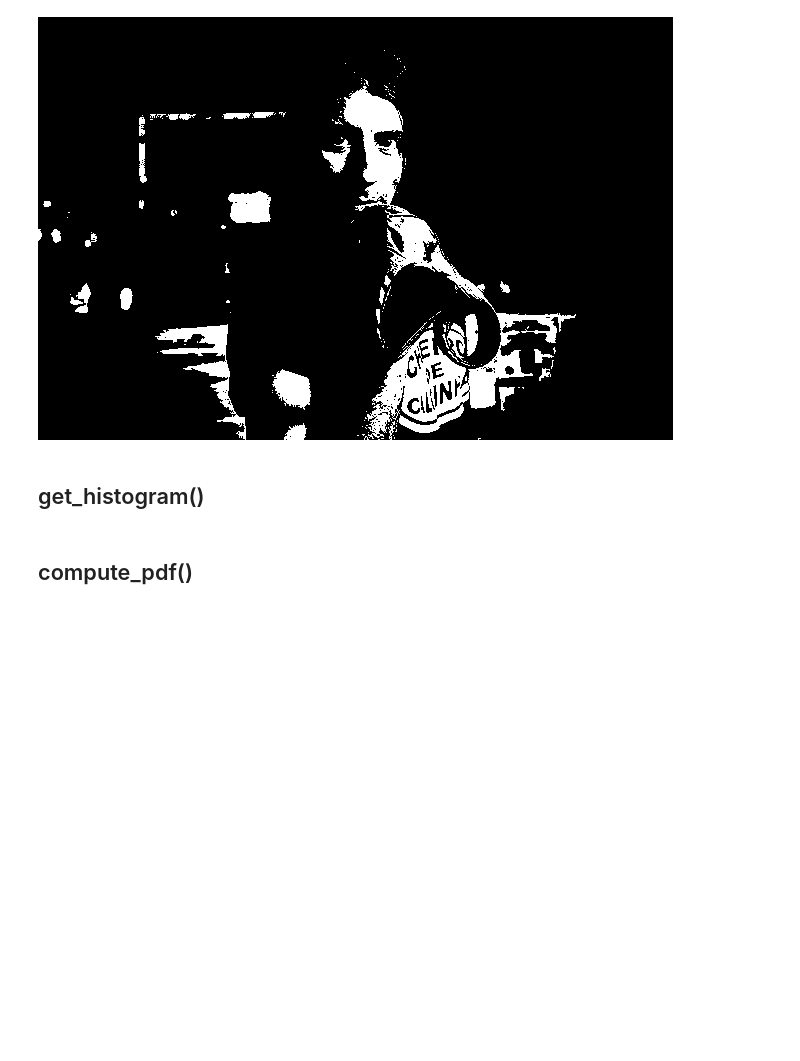
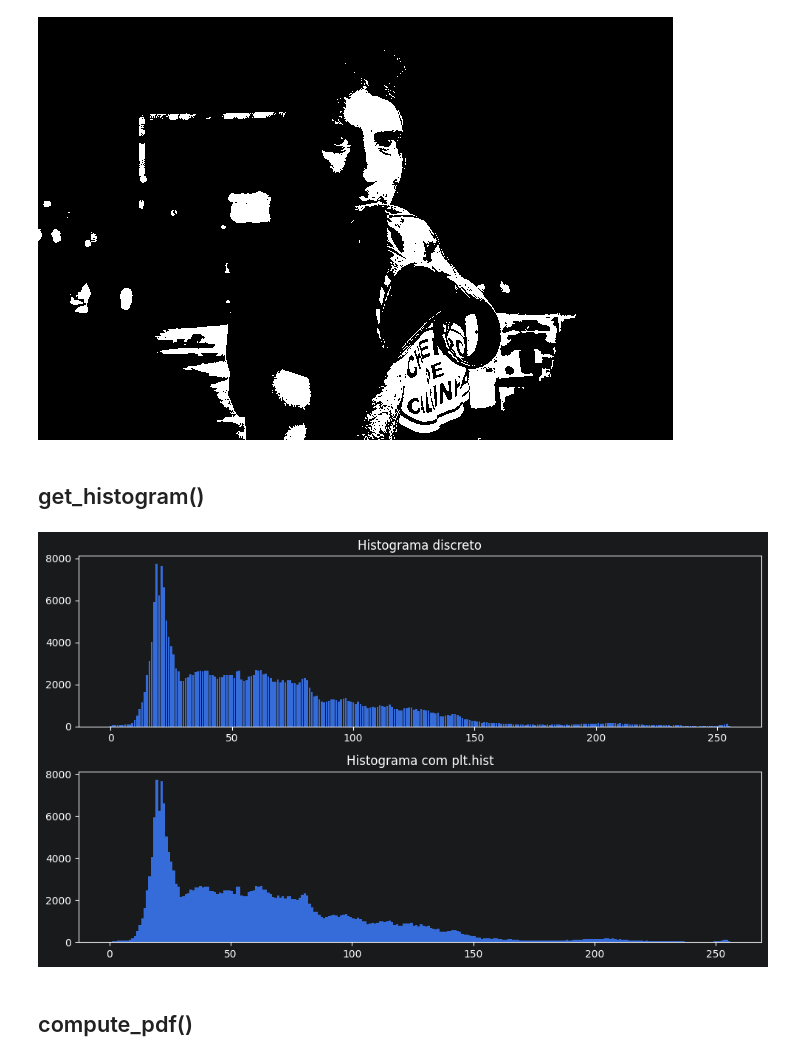
Before and after one commit to gabryelsouzz/projeto_pdi, a Jupyter notebook: notebooks/scratch.ipynb, the cells around one changed output. Cells and saved outputs as stored; diff of their text form; code cells hidden in the pictures; blank space fills up the shorter version.

```diff
--- a/notebooks/scratch.ipynb
+++ b/notebooks/scratch.ipynb
@@ -44,27 +44,29 @@ min: 0, max: 255
 # %% [markdown]
 ## get_histogram()
 # %%
-def get_histogram(img: IMG) -> tuple[Figure, list[int]]:
+def get_histogram(arr: NDArray[np.uint8]) -> tuple[NDArray[np.int64], Figure]:
 
     fig: Figure = Figure(figsize=(10, 6))
     ax1: Axes = fig.add_subplot(2, 1, 1)
     ax2: Axes = fig.add_subplot(2, 1, 2)
 
-    hist: list[int] = img.histogram()             # retorna valores discretos, por isso usa gráfico de barras
-    ax1.set_title('Histograma usando PILLOW')
-    ax1.bar(x=range(256), height=hist)
+    hist_data: NDArray[np.int64] = np.bincount(arr.ravel(), minlength=256)
 
-    arr: NDArray[uint8] = np.array(img, np.uint8) # retorna valores continuos, por isso usa histograma
-    ax2.set_title('Histograma usando Numpy')
-    ax2.hist(x=arr.ravel(), bins=256, range=(0,256))
+    ax1.set_title("Histograma discreto")
+    ax1.bar(range(256), hist_data)
+
+    ax2.set_title("Histograma com plt.hist")
+    ax2.hist(arr.ravel(), bins=256, range=(0, 256))
 
     fig.tight_layout()
-
-    return (fig, hist)
+    return hist_data, fig
 
 fig: Figure
 hist: list[int]
-fig, hist = get_histogram(img)
+hist_data, fig = get_histogram(arr)
+hist
+# %% [output]
+[figure, added]
 # %% [markdown]
 ## compute_pdf()
 # %%
```
Also changed, not shown: parts of 7 cells of this notebook, 6 other files.
